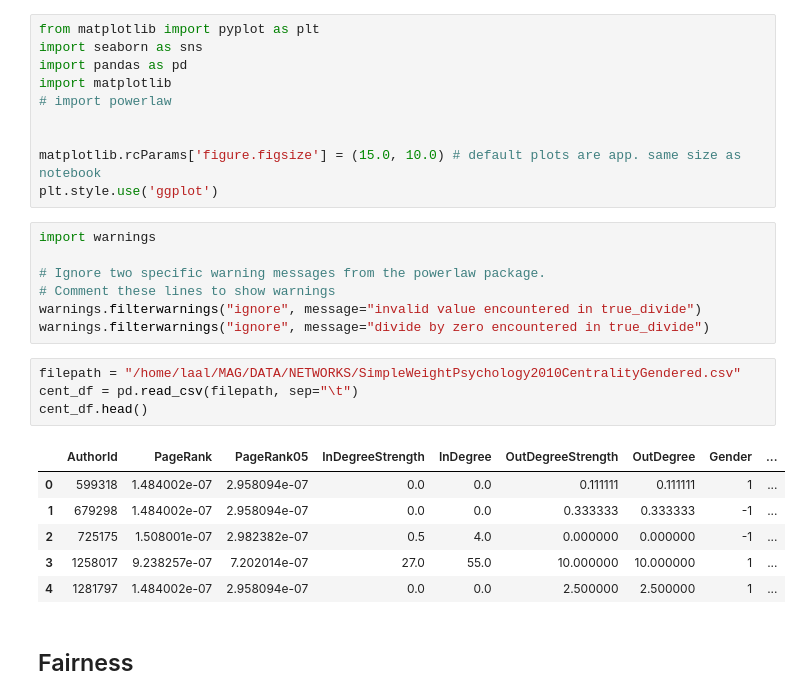
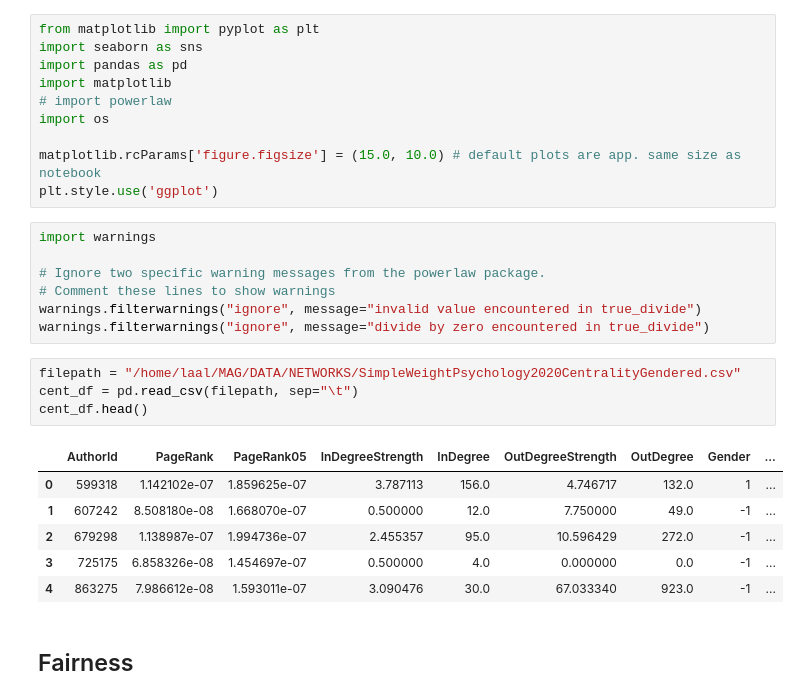
Before and after one commit to buschbirk/CentralityFairness, a Jupyter notebook: Network visualizations.ipynb, the cells around one changed output. Saved outputs shown, nothing was run; the diff lists cells and outputs as text.

```diff
--- a/Network visualizations.ipynb
+++ b/Network visualizations.ipynb
@@ -4,7 +4,7 @@ import seaborn as sns
 import pandas as pd
 import matplotlib
 # import powerlaw
-
+import os
 
 matplotlib.rcParams['figure.figsize'] = (15.0, 10.0) # default plots are app. same size as notebook
 plt.style.use('ggplot')
@@ -16,16 +16,16 @@ import warnings
 warnings.filterwarnings("ignore", message="invalid value encountered in true_divide")
 warnings.filterwarnings("ignore", message="divide by zero encountered in true_divide")
 # %%
-filepath = "/home/laal/MAG/DATA/NETWORKS/SimpleWeightPsychology2010CentralityGendered.csv"
+filepath = "/home/laal/MAG/DATA/NETWORKS/SimpleWeightPsychology2020CentralityGendered.csv"
 cent_df = pd.read_csv(filepath, sep="\t")
 cent_df.head()
 # %% [output]
 |  | AuthorId | PageRank | PageRank05 | InDegreeStrength | InDegree | OutDegreeStrength | OutDegree | Gender | ... |
-| 0 | 599318 | 1.484002e-07 | 2.958094e-07 | 0.0 | 0.0 | 0.111111 | 0.111111 | 1 | ... |
-| 1 | 679298 | 1.484002e-07 | 2.958094e-07 | 0.0 | 0.0 | 0.333333 | 0.333333 | -1 | ... |
-| 2 | 725175 | 1.508001e-07 | 2.982382e-07 | 0.5 | 4.0 | 0.000000 | 0.000000 | -1 | ... |
-| 3 | 1258017 | 9.238257e-07 | 7.202014e-07 | 27.0 | 55.0 | 10.000000 | 10.000000 | 1 | ... |
-| 4 | 1281797 | 1.484002e-07 | 2.958094e-07 | 0.0 | 0.0 | 2.500000 | 2.500000 | 1 | ... |
+| 0 | 599318 | 1.142102e-07 | 1.859625e-07 | 3.787113 | 156.0 | 4.746717 | 132.0 | 1 | ... |
+| 1 | 607242 | 8.508180e-08 | 1.668070e-07 | 0.500000 | 12.0 | 7.750000 | 49.0 | -1 | ... |
+| 2 | 679298 | 1.138987e-07 | 1.994736e-07 | 2.455357 | 95.0 | 10.596429 | 272.0 | -1 | ... |
+| 3 | 725175 | 6.858326e-08 | 1.454697e-07 | 0.500000 | 4.0 | 0.000000 | 0.0 | -1 | ... |
+| 4 | 863275 | 7.986612e-08 | 1.593011e-07 | 3.090476 | 30.0 | 67.033340 | 923.0 | -1 | ... |
 # %% [markdown]
 ## Fairness
 # %%
```
Also changed, not shown: parts of 9 cells of this notebook, 3 other files.
